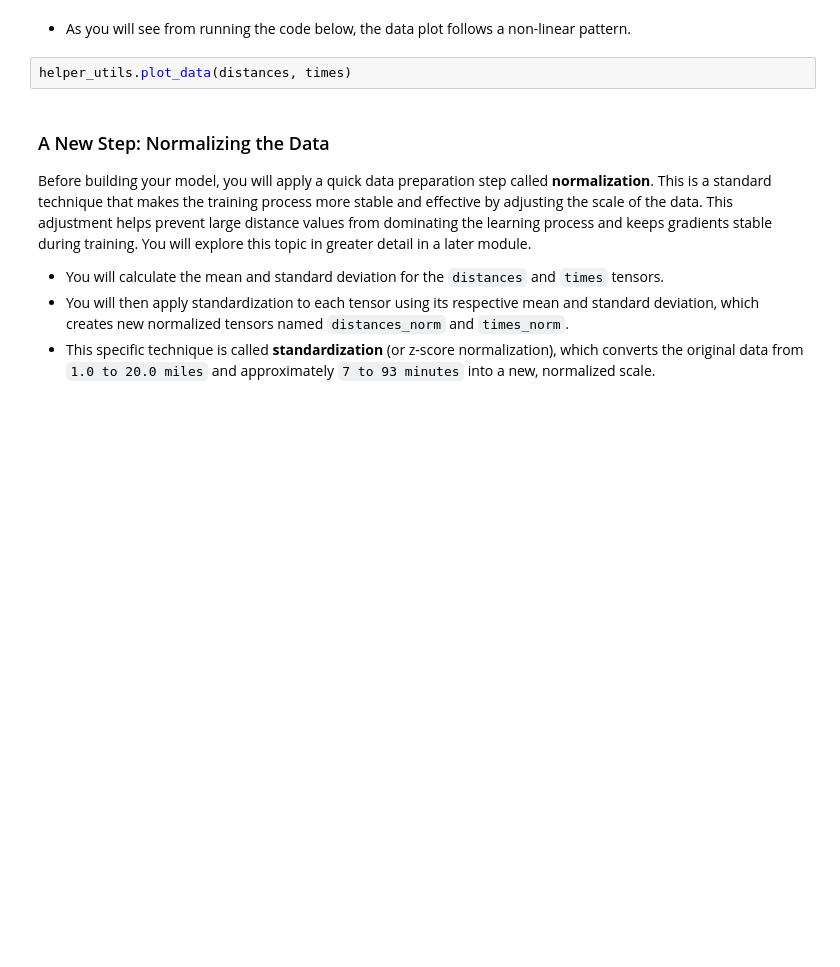
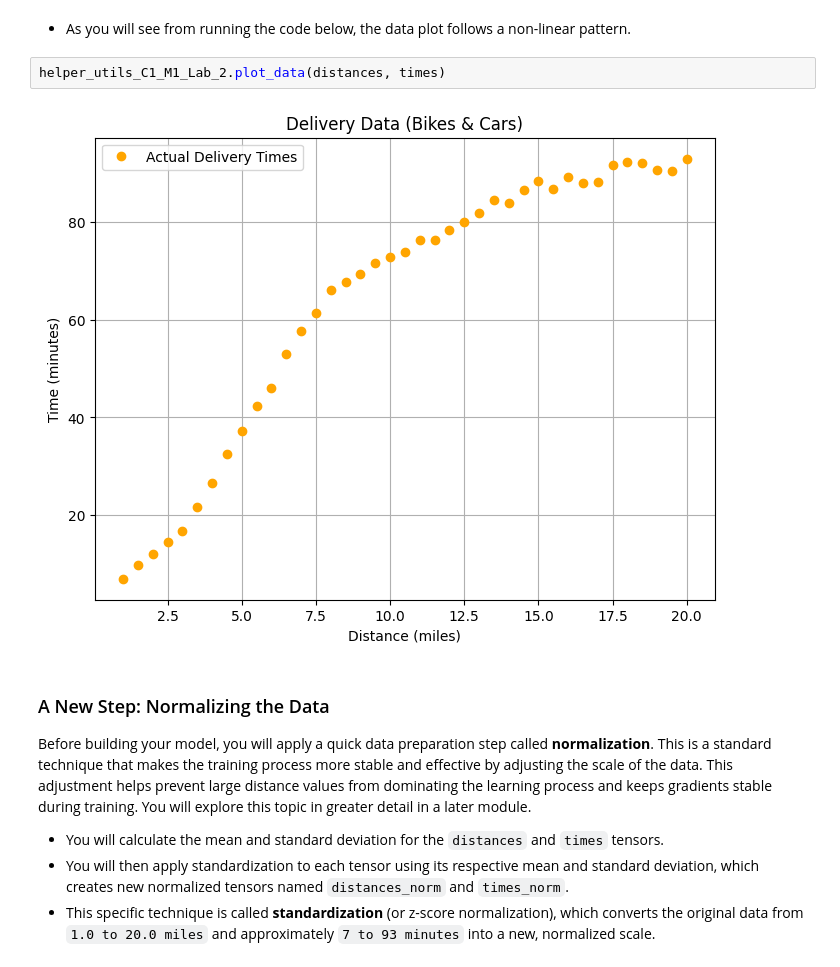
Before and after one commit to MaviRogar/pytorch_for_dl_specialization_deeplearning.ai, a Jupyter notebook: notebooks/C1_M1_Lab_2_activation_functions.ipynb, the cells around one changed output. Drawn from its saved outputs; the diff is of its cells as text; blank space fills up the shorter version.

```diff
--- a/notebooks/C1_M1_Lab_2_activation_functions.ipynb
+++ b/notebooks/C1_M1_Lab_2_activation_functions.ipynb
@@ -46,7 +65,9 @@ times = torch.tensor([
 # %% [markdown]
 * As you will see from running the code below, the data plot follows a non-linear pattern.
 # %%
-helper_utils.plot_data(distances, times)
+helper_utils_C1_M1_Lab_2.plot_data(distances, times)
+# %% [output]
+[figure, added]
 # %% [markdown]
 ### A New Step: Normalizing the Data
 
```
Also changed, not shown: parts of 6 cells of this notebook.
